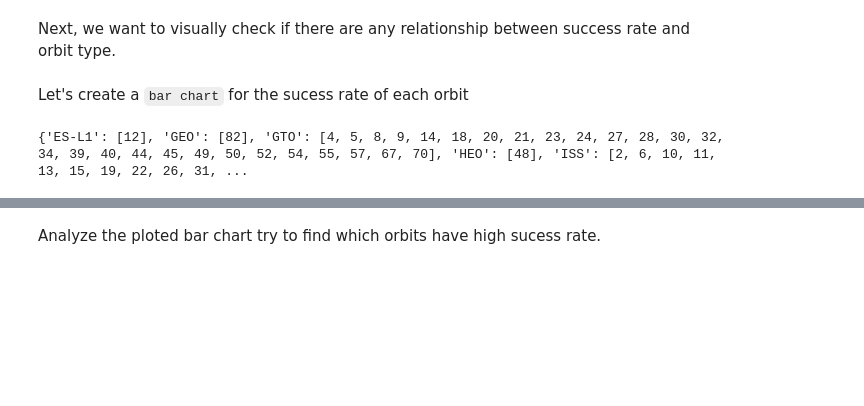
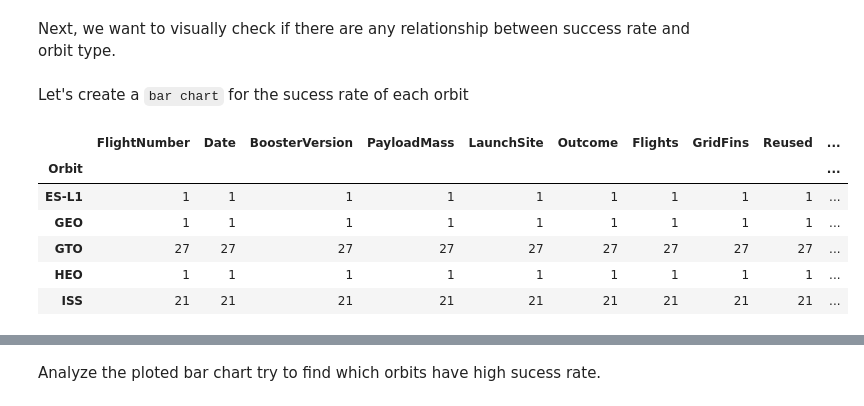
Before and after one commit to rdeek/EDA-with-visualization, a Jupyter notebook: Visualization Lab.ipynb, the cells around one changed output, grey strips where cells are left out. Cells and saved outputs as stored; diff of their text form; code cells hidden in the pictures; blank space fills up the shorter version.

```diff
--- a/Visualization Lab.ipynb
+++ b/Visualization Lab.ipynb
@@ -118,9 +118,16 @@ Let's create a `bar chart` for the sucess rate of each orbit
 # %%
 # HINT use groupby method on Orbit column and get the mean of Class column
 y = df['Orbit']
 x= df['Outcome']
 
-df_rank = df.groupby("Orbit")
-df_rank.groups
+df_rank = df.groupby("Orbit").count()
+# df_mean = df.groupby("Orbit").mean()
+df_rank.head()
 # %% [output]
-{'ES-L1': [12], 'GEO': [82], 'GTO': [4, 5, 8, 9, 14, 18, 20, 21, 23, 24, 27, 28, 30, 32, 34, 39, 40, 44, 45, 49, 50, 52, 54, 55, 57, 67, 70], 'HEO': [48], 'ISS': [2, 6, 10, 11, 13, 15, 19, 22, 26, 31, ...
+|  | FlightNumber | Date | BoosterVersion | PayloadMass | LaunchSite | Outcome | Flights | GridFins | Reused | ... |
+| Orbit |  |  |  |  |  |  |  |  |  | ... |
+| ES-L1 | 1 | 1 | 1 | 1 | 1 | 1 | 1 | 1 | 1 | ... |
+| GEO | 1 | 1 | 1 | 1 | 1 | 1 | 1 | 1 | 1 | ... |
+| GTO | 27 | 27 | 27 | 27 | 27 | 27 | 27 | 27 | 27 | ... |
+| HEO | 1 | 1 | 1 | 1 | 1 | 1 | 1 | 1 | 1 | ... |
+| ISS | 21 | 21 | 21 | 21 | 21 | 21 | 21 | 21 | 21 | ... |
```
Also changed, not shown: parts of 2 cells of this notebook.
